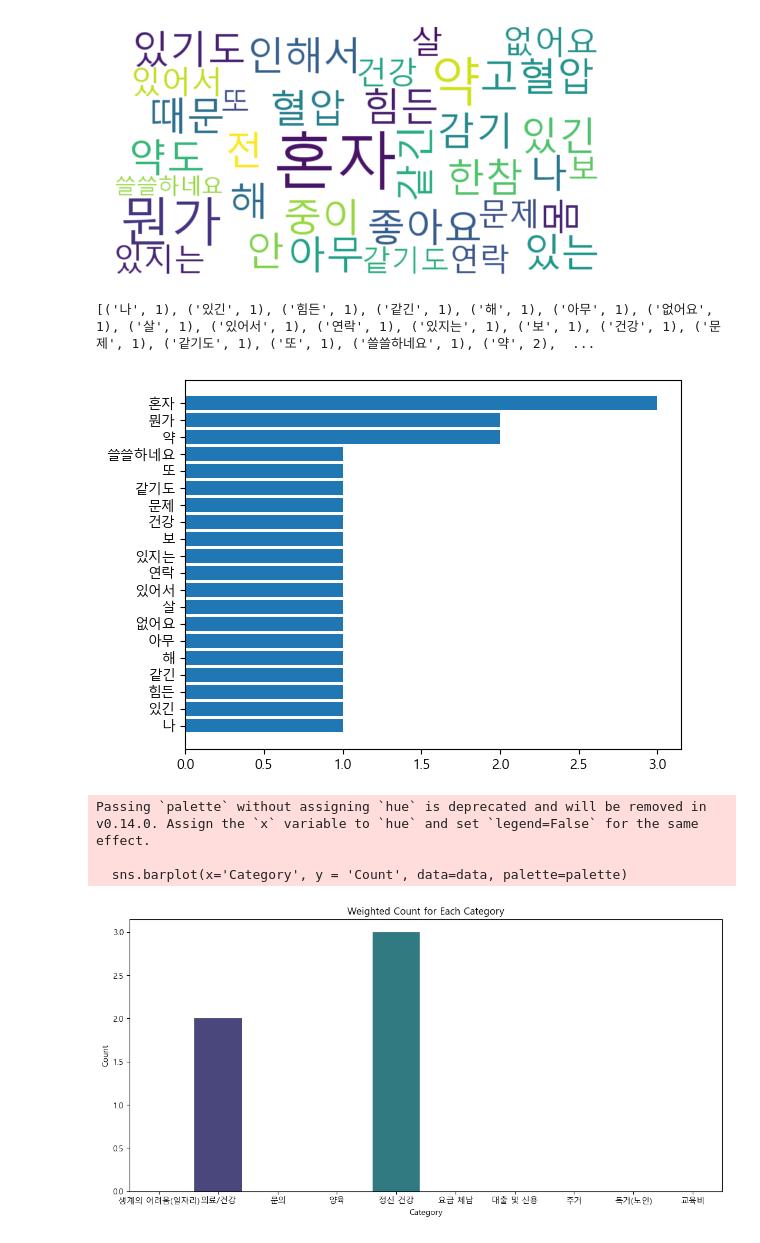
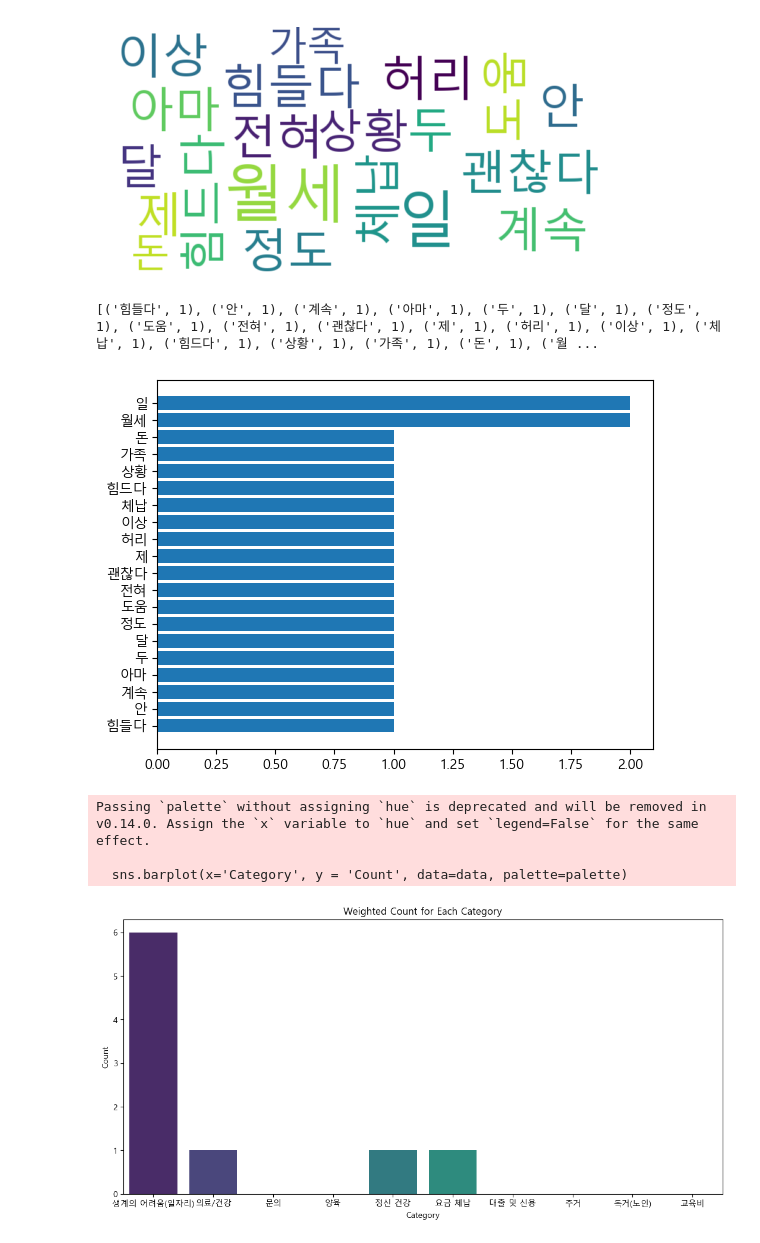
Before and after one commit to taekyungss/2023-2-DSC4007-1--, a Jupyter notebook: text mining/text_mining2.ipynb, the cells around one changed output. Cells and saved outputs as stored; diff of their text form; code cells hidden in the pictures.

```diff
--- a/text mining/text_mining2.ipynb
+++ b/text mining/text_mining2.ipynb
@@ -16,12 +7,23 @@ const_doc = '''
+# %%
+text = '''
+네 힘들어요 안그래도 월세가 계속 밀려가지고
+아마 두달 정도 못냈을거예요 도움 전혀 못받죠
+괜찮아요
+제가 일을 하다가 허리를 다쳐서 더이상 일을 못나가고 있는데 그래서 월세 체납이 되가지고요
+네 힘든 상황이에요
+같이 사는 가족은 있는데 저만 돈을 벌어서요
+'''
 # %%
 from wordcloud import WordCloud
 from matplotlib import font_manager, rc
 import matplotlib.pyplot as plt
+from pykospacing import Spacing
 
-const_doc = const_doc
-tokens_const = [word for word, pos in t.pos(const_doc) if pos in ('Noun','Adjective')]
-tokens_const = [token for token in tokens_const if token not in ['좀','혹시','지금','이제','상담사','조금','말씀','저희','계층','사회','못','그','것','있어',
-                                                                 '줄','수','더','구','있나','한지','돼','거']]
+spacing = Spacing()
+const_doc = spacing(text)
+tokens_const = [word for word, pos in t.pos(const_doc, stem=True) if pos in ('Noun','Adjective')]
+tokens_const = [token for token in tokens_const if token not in ['좀','혹시','지금','이제','상담사','조금','말씀','저희','계층','사회','못','그','것','있다',
+                                                                 '줄','수','더','구','있나','한지','돼','거','없다','뭔가','요','네']]
 
 
 
@@ -41,36 +43,36 @@ def generate_wordcloud(word_counts, font_path, max_font_size=100, width=800, hei
     plt.imshow(wordcloud, interpolation='bilinear')
     plt.show()
 
 def word_graph_and_wordcloud(tokens_const, max_words=10):
     # 한글 폰트 설정
     font_name = font_manager.FontProperties(fname="c:/Windows/Fonts/malgun.ttf").get_name()
     rc('font', family=font_name)
 
     # 사용할 폰트 경로 설정
     font_path = "c:/Windows/Fonts/malgun.ttf"
 
     # 토큰 빈도수 계산
     const_cnt = {}
     for word in tokens_const:
         const_cnt[word] = const_cnt.get(word, 0) + 1
 
     # Word Cloud 생성 및 표시
     generate_wordcloud(const_cnt, font_path)
 
     # 막대 그래프 표시
     sorted_w = sorted(const_cnt.items(), key=lambda kv: kv[1])
     print(sorted_w[-max_words:])
     n, w = zip(*sorted_w[-max_words:])
 
     plt.barh(range(len(n)), w, tick_label=n)
     plt.show()
 
 # tokens_const는 미리 정의되어 있다고 가정합니다.
 word_graph_and_wordcloud(tokens_const, max_words=20)
 # %% [output]
-[figure, old version]
+[figure, new version]
-[('나', 1), ('있긴', 1), ('힘든', 1), ('같긴', 1), ('해', 1), ('아무', 1), ('없어요', 1), ('살', 1), ('있어서', 1), ('연락', 1), ('있지는', 1), ('보', 1), ('건강', 1), ('문제', 1), ('같기도', 1), ('또', 1), ('쓸쓸하네요', 1), ('약', 2),  ...
+[('힘들다', 1), ('안', 1), ('계속', 1), ('아마', 1), ('두', 1), ('달', 1), ('정도', 1), ('도움', 1), ('전혀', 1), ('괜찮다', 1), ('제', 1), ('허리', 1), ('이상', 1), ('체납', 1), ('힘드다', 1), ('상황', 1), ('가족', 1), ('돈', 1), ('월 ...
-[figure, old version]
+[figure, new version]
 # %%
 import seaborn as sns
 import pandas as pd
@@ -98,7 +100,7 @@ def main():
              '실업','퇴직','실업급여','일용직','사장님','잘리다','직장','일']
     list_2 = ['병원','치료','수술','진단','검사','진료','입원','응급실','복용','처방','수면제','정신과','백신',
               '진통제','항암','약물','물리치료','아픈','심한','통증','증상','질병','골절','후유증','마비','병원비','비용','의료비','치료비','수술비',
-              '비급여','약값','입원비','가병비','허리디스크','다리','머리','어깨','무릎','발목','손목','목디스크',
+              '비급여','약값','입원비','가병비','허리','다리','머리','어깨','무릎','발목','손목','목','허리',
               '정형외과','당뇨','고혈압','뇌출혈','뇌경색','조현병','혈압','심장','두통','신장','유방암','교통사고','사고',
               '방치','산재','다치다','쓰러지다','넘어지다','일상생활','움직이다','재활','재발','요양병원','간병',
               '대학병원','보호자','중환자실','요양원','간병인','보건소','산정특례']
@@ -109,17 +111,17 @@ def main():
               '대학생','졸업','독립','입학','학업','진학','자취','공부','기숙사','힉생']
     list_5 = ['우울','우울증','공황장애','불안장애','스트레스','대인기피증','불면증','불안정','자살시도','극단적',
               '긴급지원','상담','의지','용기','혼자','정신과','답답하다','피하다','떠나다','미루다','무너지다','무섭다',
-              '두렵다','괴롭다','자해','자살']
+              '두렵다','괴롭다','자해','자살','힘들다','쓸쓸하다']
     list_6 = ['스마트폰','공과금','관리비','전기','건강보험료','가스비','세금','임대료','도시가스','의료보험','보험료',
               '통신비','교통비','집세','수도세','연체','체납','요금','끊기다','정지','중단','압류','밀리다',
-              '단전','단수','단가스','전기료','국민연금','주거관리비']
+              '단전','단수','단가스','전기료','국민연금','주거관리비','내다']
     list_7 = ['대출금','대출이자','전세대출','신용대출','담보','담보대출','보증','신용카드','부채','높은',
               '채무','상환','카드값','쌓이다','개인회생','신용불량','신용불량자','신용','신용회복위원회','막히다',
               '카드론','입금','계좌','은행','금융권','사업실패','파산','벅찬','허덕이다','신용불량']
     list_8 = ['반지하','주거','아파트','전세','월세집','임대주택','임대아파트','전세임대','당첨','청약','선정','생활지원',
               '계약','집주인','재계약','만기','만료','부동산','입주','경매','전세사기','보증금','이사비용','이사']
     list_9 = ['거주','오래','주택','환경','주거환경','임대','건물','공사','수리','교체','치아','노후','임플란트','보일러',
-              '바닥','장판','화장실','음식','관리','여름','곰팡이','심각한','기초','독거노인','노인','고령','제공','거부']
+              '바닥','장판','화장실','음식','관리','여름','곰팡이','심각한','기초','독거노인','노인','고령','제공','거부','혼자']
     list_10 = ['교육비','교육','급여','소득','재산','혜택','복지혜택','기준','조건']
 
     category_lists = [list_1, list_2, list_3, list_4, list_5, list_6,list_7,list_8,list_9,list_10]
@@ -139,4 +141,4 @@ if __name__ == "__main__":
 Passing `palette` without assigning `hue` is deprecated and will be removed in v0.14.0. Assign the `x` variable to `hue` and set `legend=False` for the same effect.
 
   sns.barplot(x='Category', y = 'Count', data=data, palette=palette)
-[figure, old version]
+[figure, new version]
```
Also changed, not shown: parts of 1 cell of this notebook.
